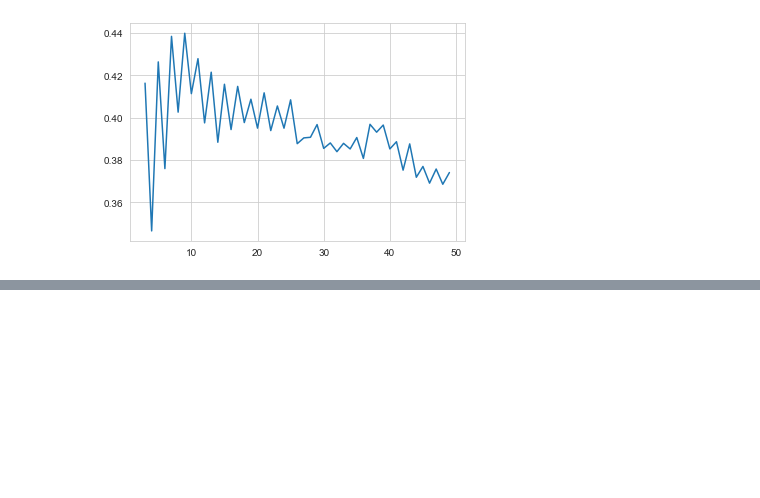
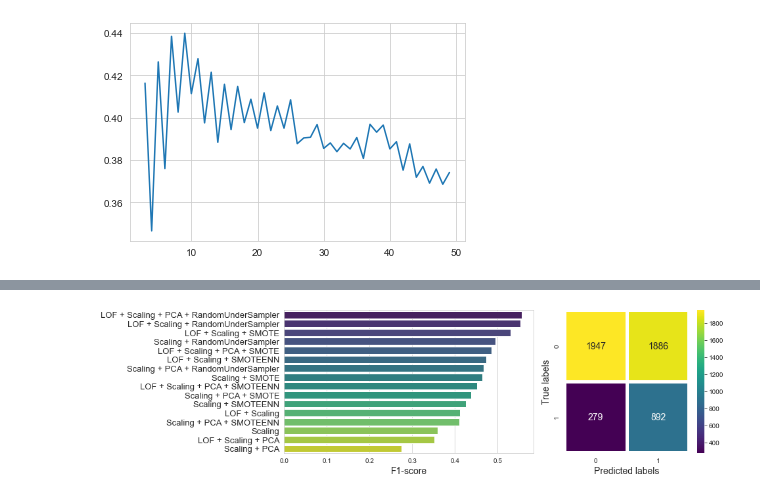
Before and after one commit to francescodisalvo05/credit-card-default, a Jupyter notebook: notebooks/Preprocessing+Models+Charts.ipynb, the cells around one changed output, grey strips where cells are left out. Saved outputs shown, nothing was run; the diff lists cells and outputs as text; code cells hidden in the pictures; blank space fills up the shorter version.

```diff
--- a/notebooks/Preprocessing+Models+Charts.ipynb
+++ b/notebooks/Preprocessing+Models+Charts.ipynb
@@ -426,2 +490,15 @@ plt.plot(k_list,f1_list)
+# %%
+pca_options = [None, pca]
+scaling = [True]
+outliers_options = [None, "lof"]
+resampling_options = [None, under_s, over_s, smoteenn]
+
+tests = []
+
+for o in outliers_options:
+    for s in scaling:
+        for p in pca_options:
+            for r in resampling_options:
+                tests.append([o,s,p,r])
 # %%
-results_svc, y_pred_svc, y_test_svc = training_pipeline(df, tests, models["svc"], param_grids["svc"])
+results_log, y_pred_log, y_test_log = training_pipeline(df, tests, models["logistic"], param_grids["logisticregression"])
@@ -429,0 +522,7 @@ results_svc
+# %%
+sns.set_style('whitegrid')
+plt_lr = plot_summary(results_log,y_pred_log, y_test_log)
+plt_lr.savefig('../images/21-lr_results.svg')
+plt_lr.show()
+# %% [output]
+[figure, added]
```
Also changed, not shown: parts of 17 cells of this notebook.
